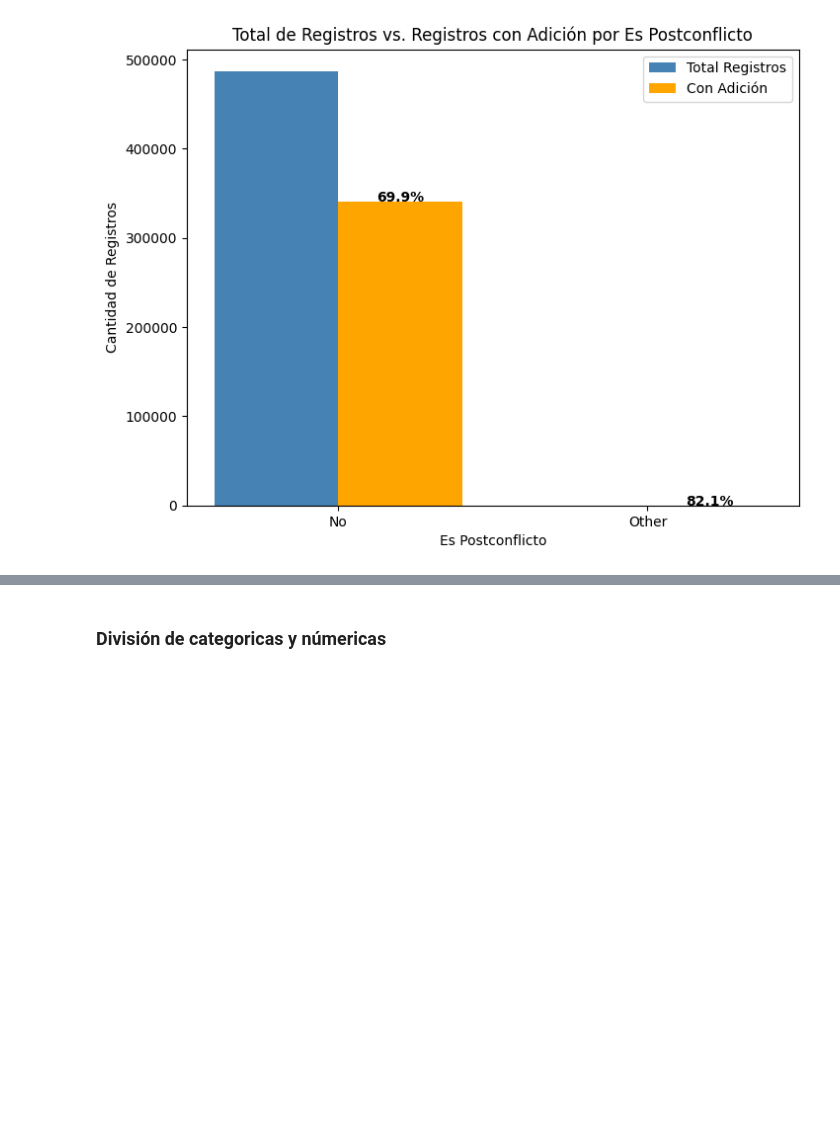
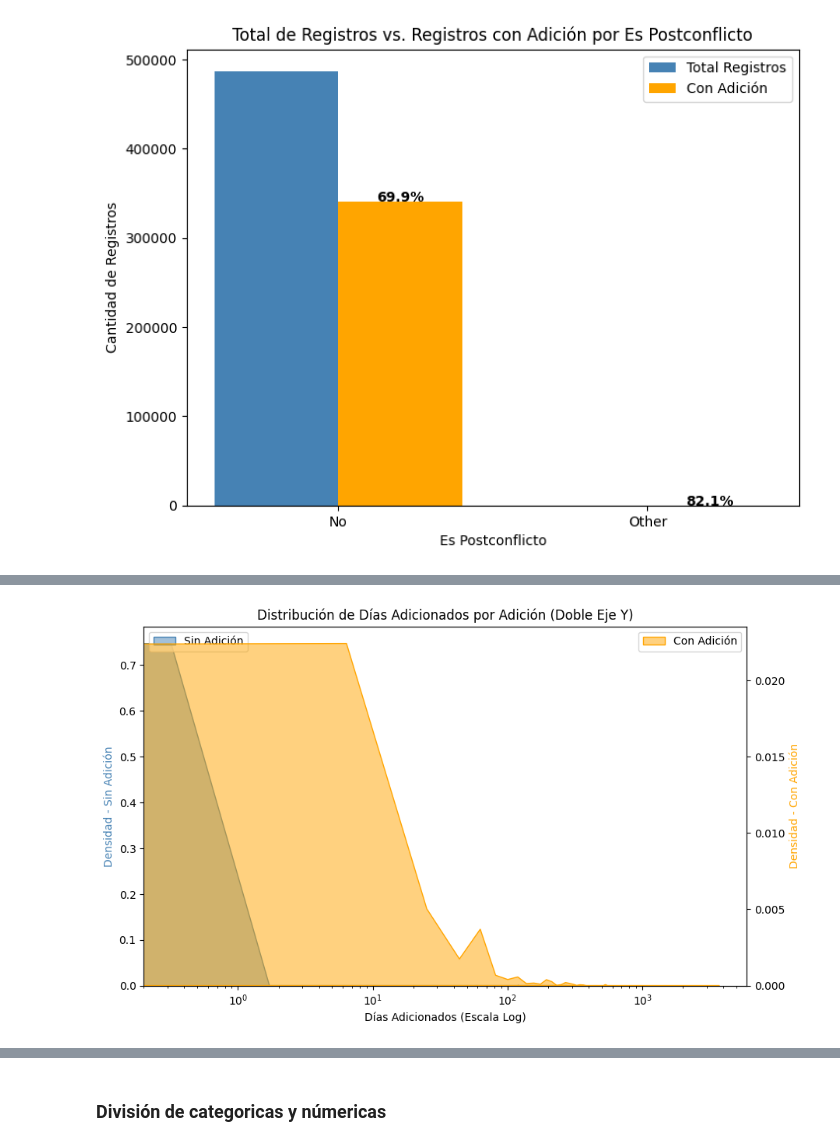
Before and after one commit to Marcocruz88/Repositoriotesis, a Jupyter notebook: Analisis exploratorio 1.ipynb, the cells around one changed output, grey strips where cells are left out. Drawn from its saved outputs; the diff is of its cells as text; code cells hidden in the pictures; blank space fills up the shorter version.

Commit message:
Gráficas hasta codigo entidad

```diff
--- a/Analisis exploratorio 1.ipynb
+++ b/Analisis exploratorio 1.ipynb
@@ -1673,0 +1694,27 @@ plt.show()
+# %%
+# Crear figura y ejes
+fig, ax1 = plt.subplots(figsize=(10, 6))
+ax2 = ax1.twinx()
+
+# KDE Sin Adición
+sns.kdeplot(df_valido[df_valido['Adicion'] == 0]['dias adicionados'], ax=ax1, fill=True, color='steelblue', alpha=0.5, label='Sin Adición')
+
+# KDE Con Adición
+sns.kdeplot(df_valido[df_valido['Adicion'] == 1]['dias adicionados'], ax=ax2, fill=True, color='orange', alpha=0.5, label='Con Adición')
+
+# Personalizar ejes
+ax1.set_ylabel('Densidad - Sin Adición', color='steelblue')
+ax2.set_ylabel('Densidad - Con Adición', color='orange')
+ax1.set_xscale('log')
+ax2.set_xscale('log')
+ax1.set_xlabel('Días Adicionados (Escala Log)')
+ax1.set_title('Distribución de Días Adicionados por Adición (Doble Eje Y)')
+
+# Ajustar leyendas
+ax1.legend(loc='upper left')
+ax2.legend(loc='upper right')
+
+# Mostrar gráfica
+plt.show()
+# %% [output]
+[figure, added]
```
Also changed, not shown: parts of 32 cells of this notebook.
